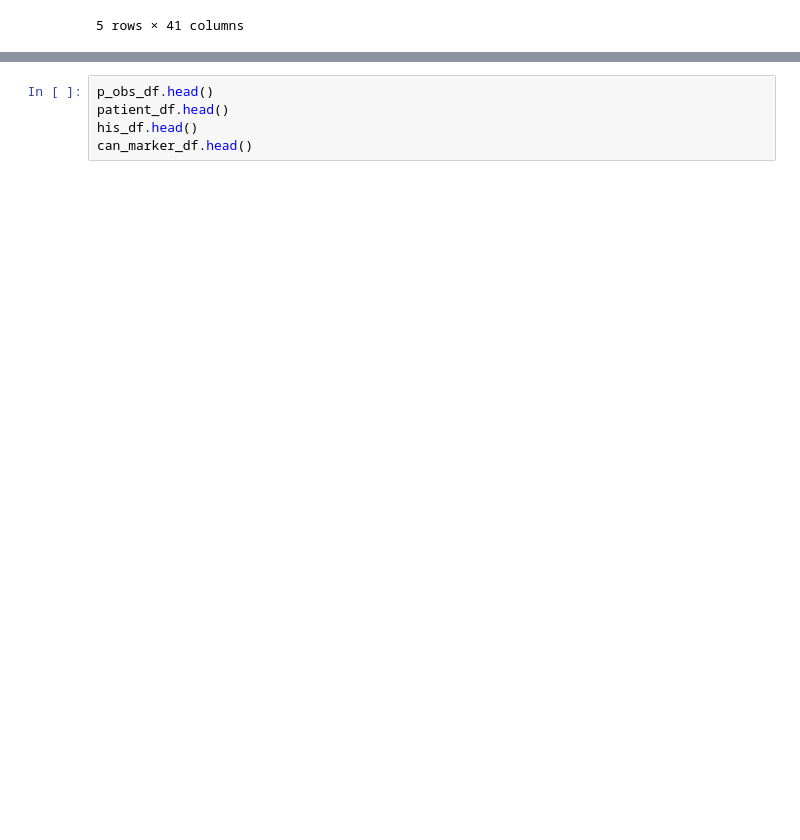
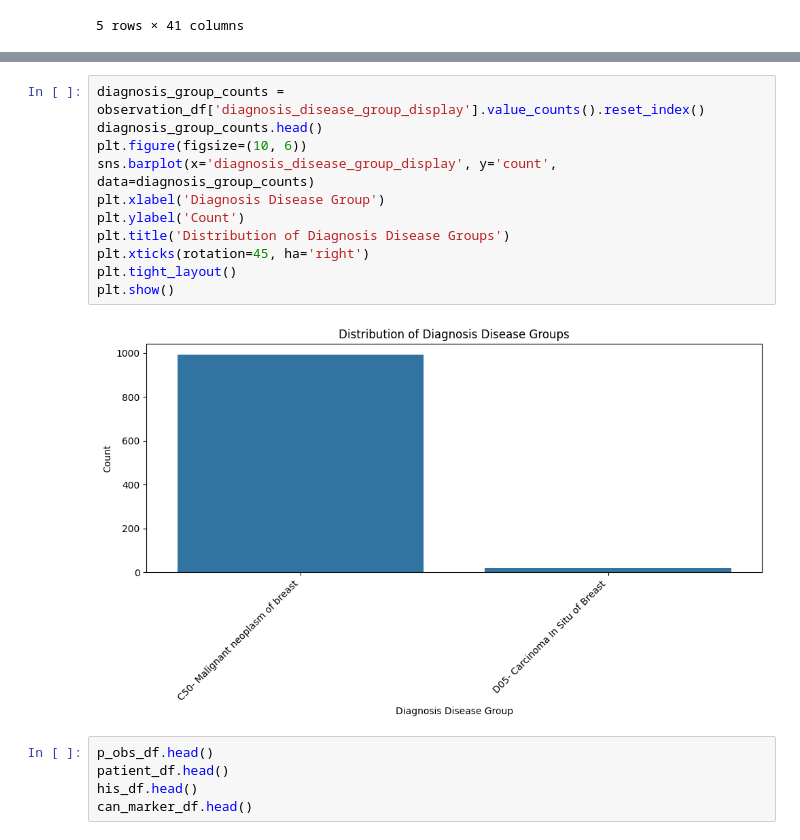
Before and after one commit to FKC117/oncoedu, a Jupyter notebook: bsbcs/oncoedu/analytics.ipynb, the cells around one changed output, grey strips where cells are left out. Drawn from its saved outputs; the diff is of its cells as text; blank space fills up the shorter version.

```diff
--- a/bsbcs/oncoedu/analytics.ipynb
+++ b/bsbcs/oncoedu/analytics.ipynb
@@ -673,3 +722,16 @@ p_obs_df.head()
+# %%
+diagnosis_group_counts = observation_df['diagnosis_disease_group_display'].value_counts().reset_index()
+diagnosis_group_counts.head()
+plt.figure(figsize=(10, 6))
+sns.barplot(x='diagnosis_disease_group_display', y='count', data=diagnosis_group_counts)
+plt.xlabel('Diagnosis Disease Group')
+plt.ylabel('Count')
+plt.title('Distribution of Diagnosis Disease Groups')
+plt.xticks(rotation=45, ha='right')
+plt.tight_layout()
+plt.show()
+# %% [output]
+[figure, added]
 # %%
 p_obs_df.head()
 patient_df.head()
```
Also changed, not shown: parts of 8 cells of this notebook, 1 other file.
